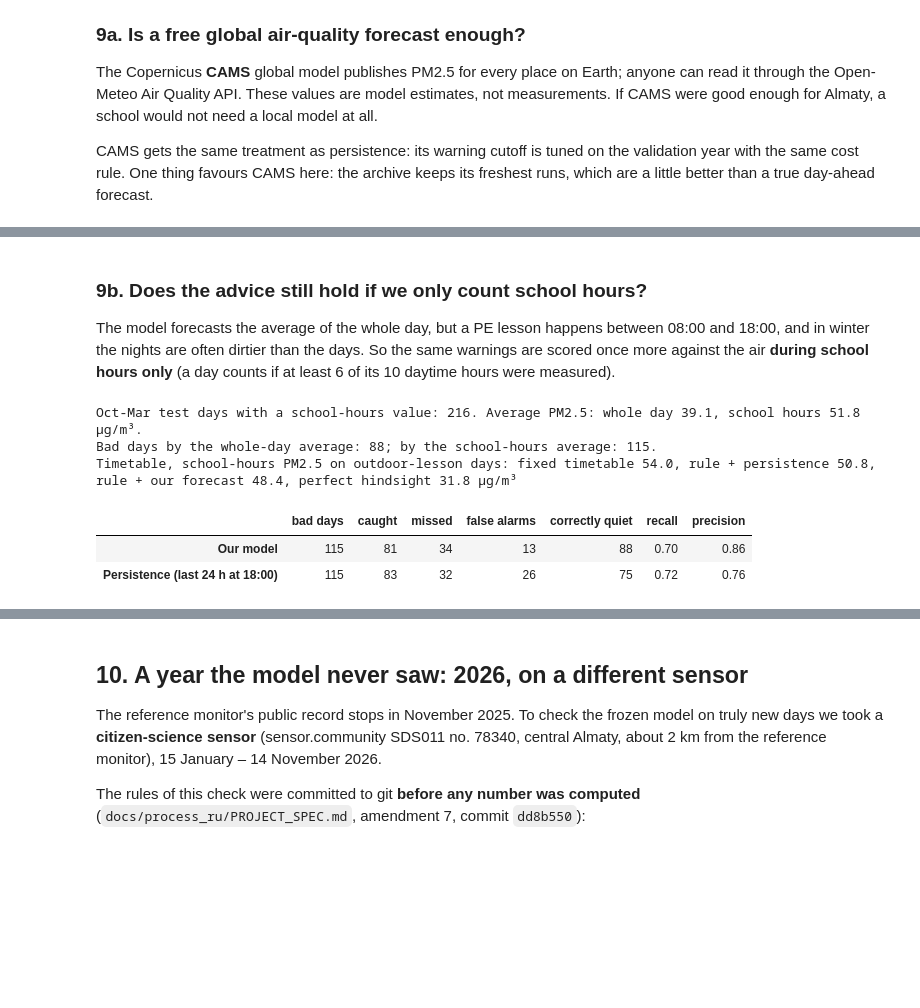
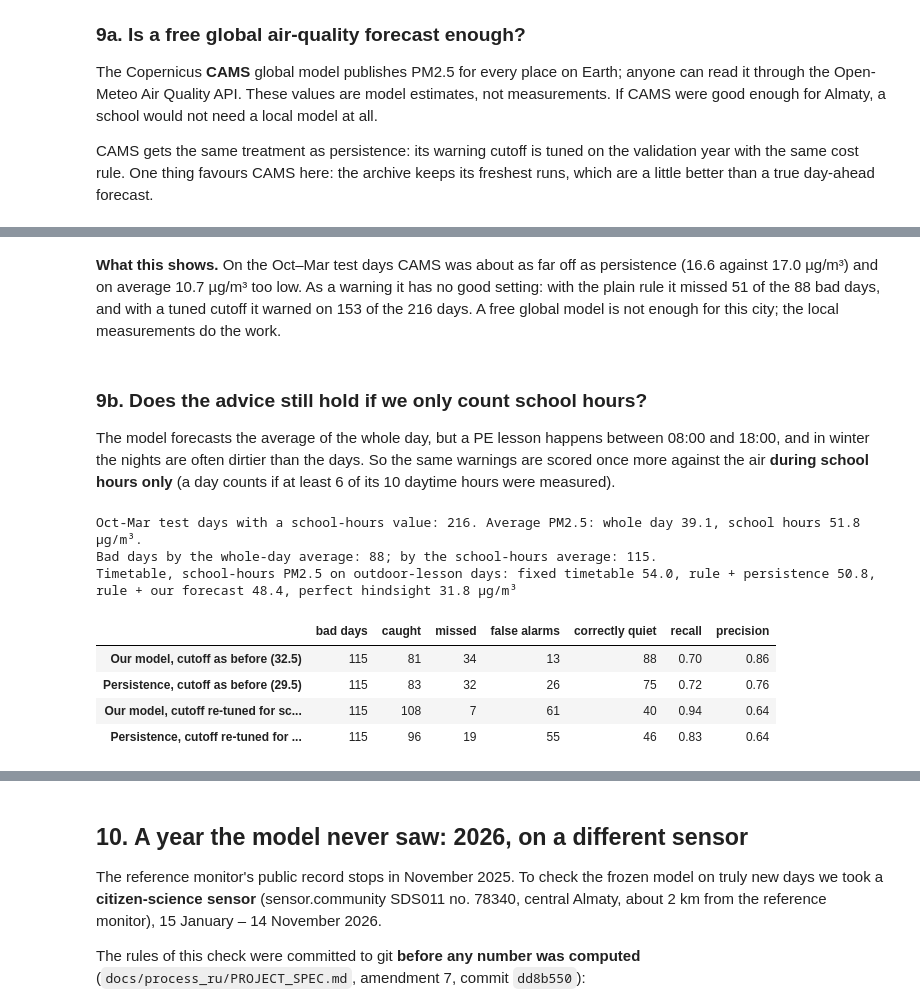
Before and after one commit to yk59m2cmhw-hash/c, a Jupyter notebook: almaty_smog_tomorrow.ipynb, the cells around one changed output, grey strips where cells are left out. Drawn from its saved outputs; the diff is of its cells as text; code cells hidden in the pictures; blank space fills up the shorter version.

```diff
--- a/almaty_smog_tomorrow.ipynb
+++ b/almaty_smog_tomorrow.ipynb
@@ -216,10 +216,10 @@ def build_dataset(pm, weather):
     df["target_date"] = df.index + pd.Timedelta(days=1)
     df["pm_today_full"] = target.reindex(df.index)           # used only by the "calendar day" baseline
     df = add_weather(df, weather, weather)
-    day_of_year = df["target_date"].dt.dayofyear
+    day_of_year = df["target_date"].dt.day_of_year
     df["season_sin"] = np.sin(2 * np.pi * day_of_year / 365.25)
     df["season_cos"] = np.cos(2 * np.pi * day_of_year / 365.25)
-    df["weekend_tmrw"] = (df["target_date"].dt.dayofweek >= 5).astype(int)
+    df["weekend_tmrw"] = (df["target_date"].dt.day_of_week >= 5).astype(int)
     df.index.name = "issue_day"
     return df.dropna(subset=["pm_last24", "target"])
 
@@ -891,6 +891,11 @@ Our model vs CAMS: 4.4 µg/m³ smaller error per day (95% interval 1.7 to 7.6)
 | Persistence (last 24 h at 18:00) | 17.00 | 10.93 | -6.39e-03 | 29.5 | 69 | 19 | 40 |
 | Global model CAMS, cutoff tuned l... | 16.59 | 11.03 | -1.07e+01 | 22.5 | 87 | 1 | 66 |
 | Global model CAMS, plain rule (wa... | 16.59 | 11.03 | -1.07e+01 | 35.4 | 37 | 51 | 10 |
+# %% [markdown]
+**What this shows.** On the Oct–Mar test days CAMS was about as far off as persistence (16.6 against 17.0 µg/m³)
+and on average 10.7 µg/m³ too low. As a warning it has no good setting: with the plain rule it missed 51 of the
+88 bad days, and with a tuned cutoff it warned on 153 of the 216 days. A free global model is not enough for this
+city; the local measurements do the work.
 # %% [markdown]
 ### 9b. Does the advice still hold if we only count school hours?
 The model forecasts the average of the whole day, but a PE lesson happens between 08:00 and 18:00, and in
@@ -909,34 +914,42 @@ def school_week_scores(log, school_air, quota=QUOTA):
     log = log.assign(school=school_air.reindex(log["day"]).to_numpy())
     by_week = log.groupby("week")["school"]
     chosen = log[log["decision"] == "OUTDOORS"].groupby("week")["school"].mean()
     return {"rule": float(chosen.mean()), "fixed timetable": float(by_week.mean().mean()),
             "perfect hindsight": float(by_week.apply(lambda s: s.nsmallest(quota).mean()).mean())}
 
 
 school = school_hours_mean(pm_hourly)
 winter_school = winter_test.assign(school=school.reindex(winter_test["target_date"]).to_numpy()).dropna(subset=["school"])
+# cutoffs re-tuned for "bad during school hours", on the validation year only, with the same cost rule for both
+val_school = val.assign(school=school.reindex(val["target_date"]).to_numpy()).dropna(subset=["school"])
+CUTOFF_MODEL_SCHOOL = best_cutoff(val_school["school"], val_school["model"])
+CUTOFF_PERSISTENCE_SCHOOL = best_cutoff(val_school["school"], val_school["persistence"])
 school_alerts = pd.DataFrame({
-    "Our model": alert_counts(winter_school["school"], winter_school["model"], CUTOFF_MODEL),
-    "Persistence (last 24 h at 18:00)": alert_counts(winter_school["school"], winter_school["persistence"], CUTOFF_PERSISTENCE),
+    f"Our model, cutoff as before ({CUTOFF_MODEL})": alert_counts(winter_school["school"], winter_school["model"], CUTOFF_MODEL),
+    f"Persistence, cutoff as before ({CUTOFF_PERSISTENCE})": alert_counts(winter_school["school"], winter_school["persistence"], CUTOFF_PERSISTENCE),
+    f"Our model, cutoff re-tuned for school hours ({CUTOFF_MODEL_SCHOOL})": alert_counts(winter_school["school"], winter_school["model"], CUTOFF_MODEL_SCHOOL),
+    f"Persistence, cutoff re-tuned for school hours ({CUTOFF_PERSISTENCE_SCHOOL})": alert_counts(winter_school["school"], winter_school["persistence"], CUTOFF_PERSISTENCE_SCHOOL),
 }).T
 school_alerts[count_columns] = school_alerts[count_columns].astype(int)
 school_alerts[["recall", "precision"]] = school_alerts[["recall", "precision"]].astype(float).round(2)
 _, decisions_persistence = play_timetable(test, "persistence")
 school_timetable = {"rule + our forecast": school_week_scores(decisions, school),
                     "rule + persistence": school_week_scores(decisions_persistence, school)}
 print(f"Oct-Mar test days with a school-hours value: {len(winter_school)}. Average PM2.5: whole day "
       f"{winter_school['target'].mean():.1f}, school hours {winter_school['school'].mean():.1f} µg/m³.")
 print(f"Bad days by the whole-day average: {int((winter_school['target'] > ALERT_LEVEL).sum())}; "
       f"by the school-hours average: {int((winter_school['school'] > ALERT_LEVEL).sum())}.")
 print(f"Timetable, school-hours PM2.5 on outdoor-lesson days: fixed timetable {school_timetable['rule + our forecast']['fixed timetable']:.1f}, "
       f"rule + persistence {school_timetable['rule + persistence']['rule']:.1f}, "
       f"rule + our forecast {school_timetable['rule + our forecast']['rule']:.1f}, "
       f"perfect hindsight {school_timetable['rule + our forecast']['perfect hindsight']:.1f} µg/m³")
 school_alerts
 # %% [output]
 Oct-Mar test days with a school-hours value: 216. Average PM2.5: whole day 39.1, school hours 51.8 µg/m³.
 Bad days by the whole-day average: 88; by the school-hours average: 115.
 Timetable, school-hours PM2.5 on outdoor-lesson days: fixed timetable 54.0, rule + persistence 50.8, rule + our forecast 48.4, perfect hindsight 31.8 µg/m³
 |  | bad days | caught | missed | false alarms | correctly quiet | recall | precision |
-| Our model | 115 | 81 | 34 | 13 | 88 | 0.70 | 0.86 |
-| Persistence (last 24 h at 18:00) | 115 | 83 | 32 | 26 | 75 | 0.72 | 0.76 |
+| Our model, cutoff as before (32.5) | 115 | 81 | 34 | 13 | 88 | 0.70 | 0.86 |
+| Persistence, cutoff as before (29.5) | 115 | 83 | 32 | 26 | 75 | 0.72 | 0.76 |
+| Our model, cutoff re-tuned for sc... | 115 | 108 | 7 | 61 | 40 | 0.94 | 0.64 |
+| Persistence, cutoff re-tuned for ... | 115 | 96 | 19 | 55 | 46 | 0.83 | 0.64 |
```
Also changed, not shown: parts of 6 cells of this notebook, 5 other files.
